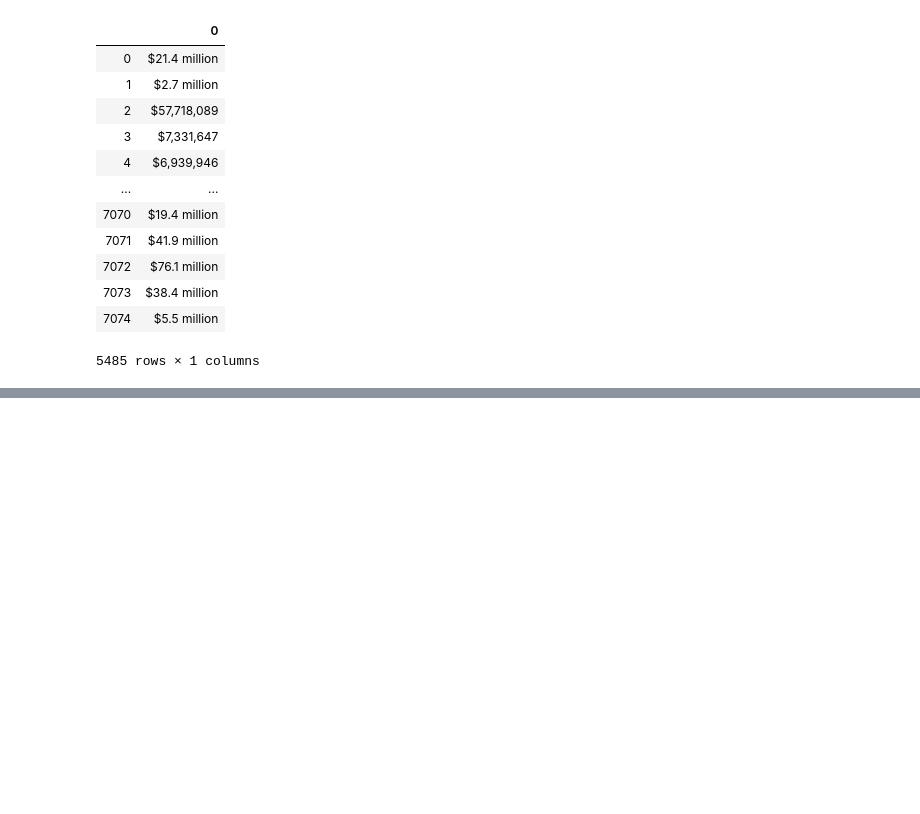
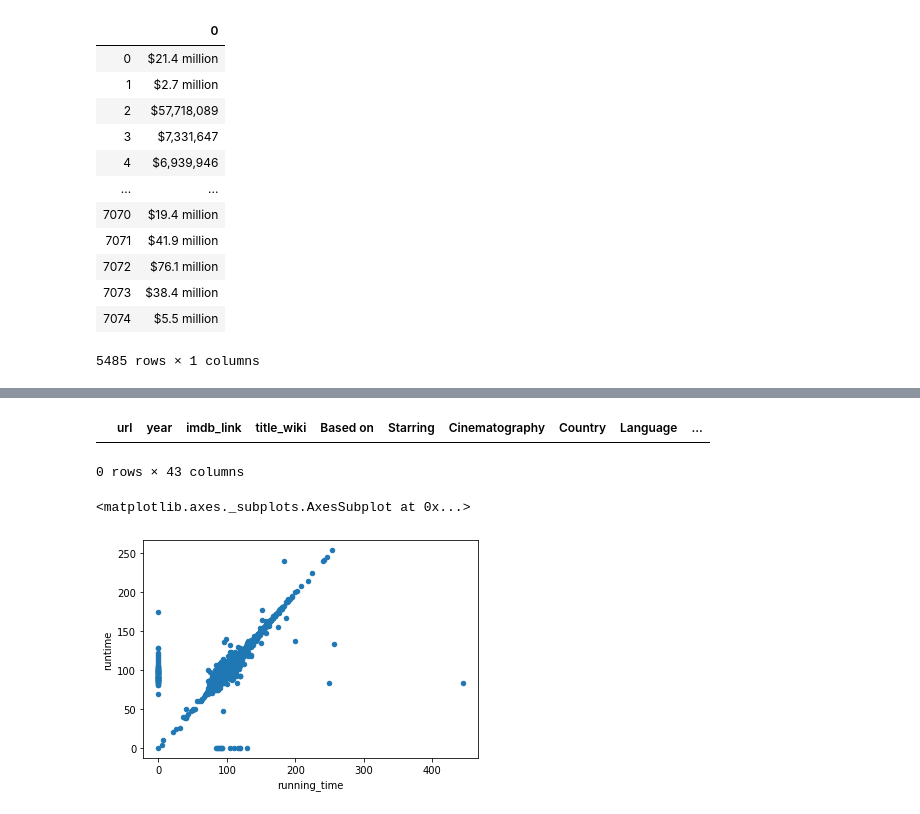
Before and after one commit to plin2204/Movies-ETL, a Jupyter notebook: movies_ETL.ipynb, the cells around one changed output, grey strips where cells are left out. Drawn from its saved outputs; the diff is of its cells as text; code cells hidden in the pictures; blank space fills up the shorter version.

```diff
--- a/movies_ETL.ipynb
+++ b/movies_ETL.ipynb
@@ -436,0 +657,3 @@ budget = wiki_movies_df['Budget'].dropna()
+# %%
+# we’ll only keep rows where adult is False, and then drop the “adult” column
+kaggle_metadata = kaggle_metadata[kaggle_metadata['adult'] == 'False'].drop('adult',axis='columns')
@@ -436,0 +667,11 @@ budget = wiki_movies_df['Budget'].dropna()
+# %%
+# Create Boolean cloumn
+kaggle_metadata['video'] == 'True'
+# Assign it back to video column
+kaggle_metadata['video'] = kaggle_metadata['video'] == 'True'
+# %%
+# Conver other data types
+kaggle_metadata['budget'] = kaggle_metadata['budget'].astype(int)
+kaggle_metadata['id'] = pd.to_numeric(kaggle_metadata['id'], errors='raise')
+kaggle_metadata['popularity'] = pd.to_numeric(kaggle_metadata['popularity'], errors='raise')
+kaggle_metadata['release_date'] = pd.to_datetime(kaggle_metadata['release_date'])
@@ -436,0 +732,4 @@ budget = wiki_movies_df['Budget'].dropna()
+# %%
+# use suffixes parameter to identify redundant cols
+movies_df = pd.merge(wiki_movies_df, kaggle_metadata, on='imdb_id', suffixes=['_wiki','_kaggle'])
+movies_df.head()
@@ -436,0 +790,13 @@ budget = wiki_movies_df['Budget'].dropna()
+# %%
+# check any null
+movies_df[(movies_df['title_kaggle']=='') | (movies_df['title_wiki'].isnull())]
+# %% [output]
+|  | url | year | imdb_link | title_wiki | Based on | Starring | Cinematography | Country | Language | ... |
+0 rows × 43 columns
+# %%
+# compare 'running_time' n 'runtime' wz scatter plot
+# fillna(0) ->  fill in missing values with zero
+movies_df.fillna(0).plot(x='running_time', y='runtime', kind='scatter')
+# %% [output]
+<matplotlib.axes._subplots.AxesSubplot at 0x...>
+[figure, added]
```
Also changed, not shown: parts of 69 cells of this notebook.
